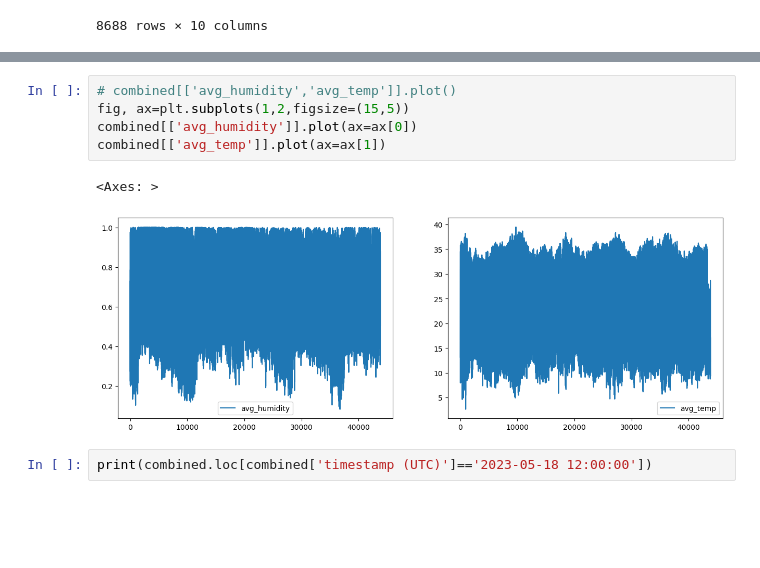
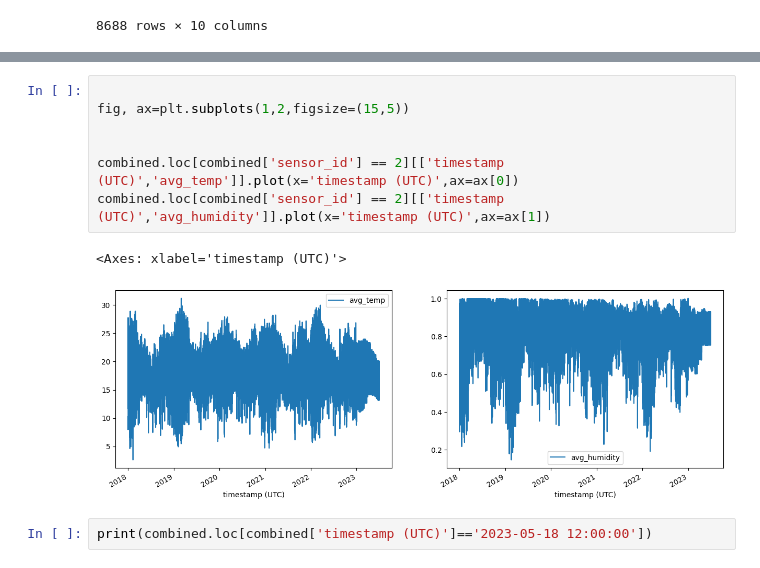
Before and after one commit to muigaidaniel/unrelo-ml, a Jupyter notebook: unrelo_3.ipynb, the cells around one changed output, grey strips where cells are left out. Drawn from its saved outputs; the diff is of its cells as text; blank space fills up the shorter version.

```diff
--- a/unrelo_3.ipynb
+++ b/unrelo_3.ipynb
@@ -431,11 +435,13 @@ combined
 # %%
-# combined[['avg_humidity','avg_temp']].plot()
+
 fig, ax=plt.subplots(1,2,figsize=(15,5))
-combined[['avg_humidity']].plot(ax=ax[0])
-combined[['avg_temp']].plot(ax=ax[1])
+
+
+combined.loc[combined['sensor_id'] == 2][['timestamp (UTC)','avg_temp']].plot(x='timestamp (UTC)',ax=ax[0])
+combined.loc[combined['sensor_id'] == 2][['timestamp (UTC)','avg_humidity']].plot(x='timestamp (UTC)',ax=ax[1])
 # %% [output]
-<Axes: >
+<Axes: xlabel='timestamp (UTC)'>
-[figure, old version]
+[figure, new version]
 # %%
 print(combined.loc[combined['timestamp (UTC)']=='2023-05-18 12:00:00'])
 # %% [output]
```
Also changed, not shown: parts of 10 cells of this notebook, 10 other files.
